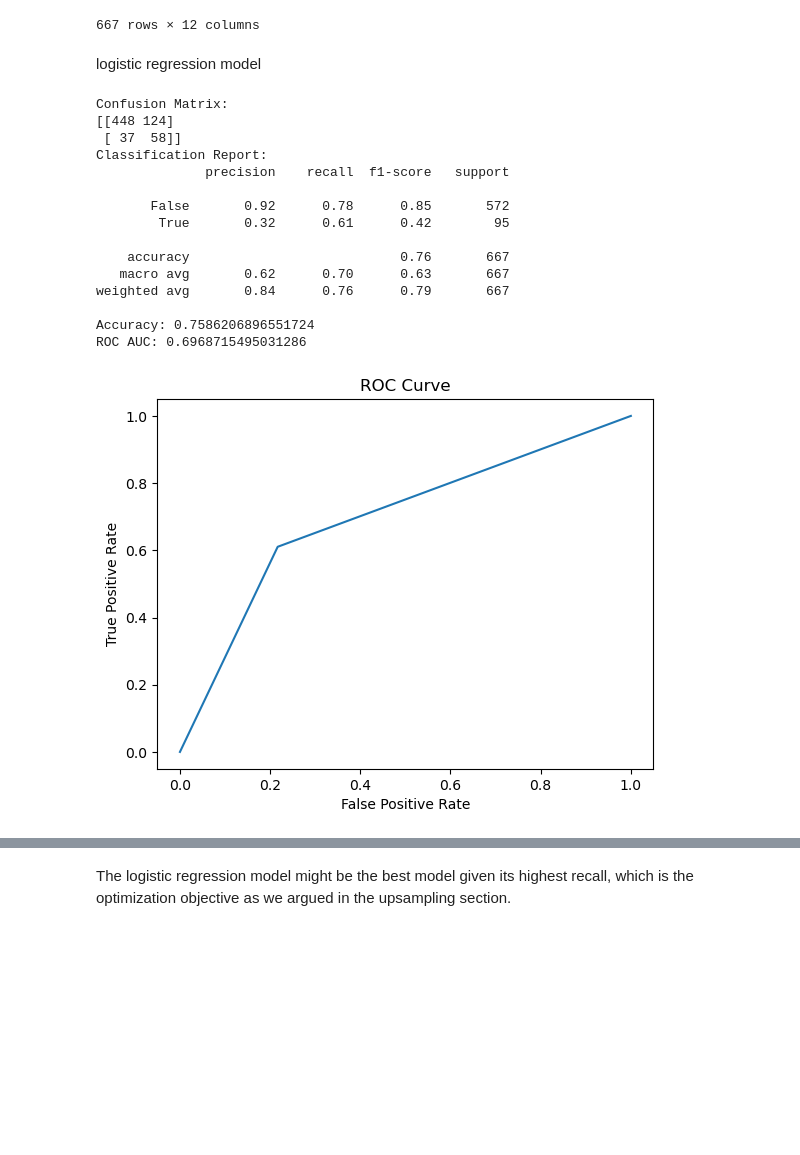
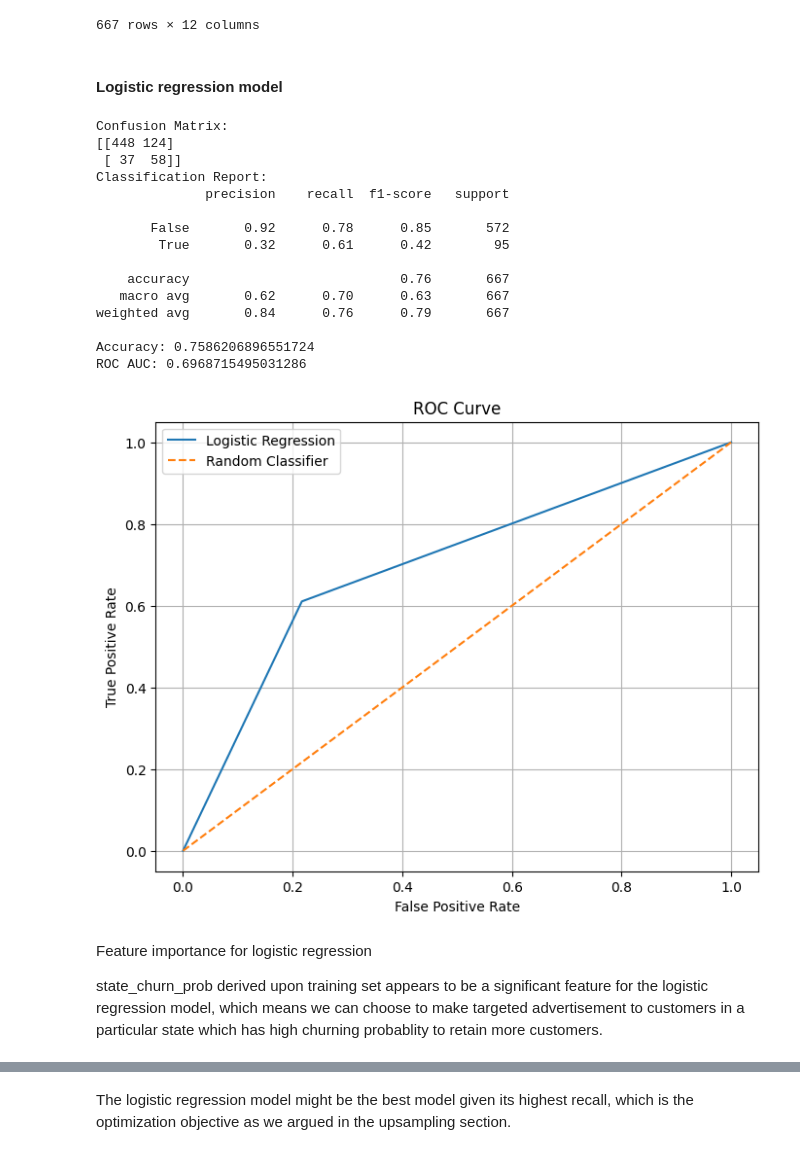
Before and after one commit to ZhaoPeiduo/CS5228-Project-07, a Jupyter notebook: supervised_learning.ipynb, the cells around one changed output, grey strips where cells are left out. Cells and saved outputs as stored; diff of their text form; code cells hidden in the pictures; blank space fills up the shorter version.

Commit message:
Adds feature importance analysis for LR and RF

```diff
--- a/supervised_learning.ipynb
+++ b/supervised_learning.ipynb
@@ -39,19 +40,26 @@ def train_model_with_grid_search(model, param_grid, X_train, y_train, kfold=5):
     grid_search.fit(X_train, y_train)
     return grid_search
 
-def evaluate_model(model, X_test, y_test):
+def evaluate_model(model, X_test, y_test, model_name):
     y_pred = model.predict(X_test)
+
     print('Confusion Matrix:')
     print(confusion_matrix(y_test, y_pred))
     print('Classification Report:')
     print(classification_report(y_test, y_pred))
     print('Accuracy:', accuracy_score(y_test, y_pred))
     print('ROC AUC:', roc_auc_score(y_test, y_pred))
+
+    # ROC Curve
     fpr, tpr, thresholds = roc_curve(y_test, y_pred)
-    plt.plot(fpr, tpr)
+    plt.figure(figsize=(8, 6))
+    plt.plot(fpr, tpr, label=model_name)
+    plt.plot([0, 1], [0, 1], linestyle='--', label='Random Classifier')  # <- Add reference line
     plt.xlabel('False Positive Rate')
     plt.ylabel('True Positive Rate')
     plt.title('ROC Curve')
+    plt.legend()
+    plt.grid(True)
     plt.show()
 # %% [markdown]
 Split features and target variable Churn
@@ -115,26 +123,30 @@ X_test
 | 666 | 0.022131 | 0.186441 | 2.107858 | 1 | -0.589414 | ... |
 667 rows × 12 columns
 # %% [markdown]
-logistic regression model
+#### Logistic regression model
 # %%
 param_grid = {'C': [0.001, 0.01, 0.1, 1, 10, 100]}
 lr = LogisticRegression(random_state=42)
 lr_grid_search = train_model_with_grid_search(lr, param_grid, X_train_upsampled, y_train_upsampled)
-evaluate_model(lr_grid_search, X_test, y_test)
+evaluate_model(lr_grid_search, X_test, y_test, model_name='Logistic Regression')
 # %% [output]
 Confusion Matrix:
 [[448 124]
  [ 37  58]]
 Classification Report:
               precision    recall  f1-score   support
 
        False       0.92      0.78      0.85       572
         True       0.32      0.61      0.42        95
 
     accuracy                           0.76       667
    macro avg       0.62      0.70      0.63       667
 weighted avg       0.84      0.76      0.79       667
 
 Accuracy: 0.7586206896551724
 ROC AUC: 0.6968715495031286
-[figure, old version]
+[figure, new version]
+# %% [markdown]
+Feature importance for logistic regression
+
+state_churn_prob derived upon training set appears to be a significant feature for the logistic regression model, which means we can choose to make targeted advertisement to customers in a particular state which has high churning probablity to retain more customers.
```
Also changed, not shown: parts of 8 cells of this notebook, 1 other file.
